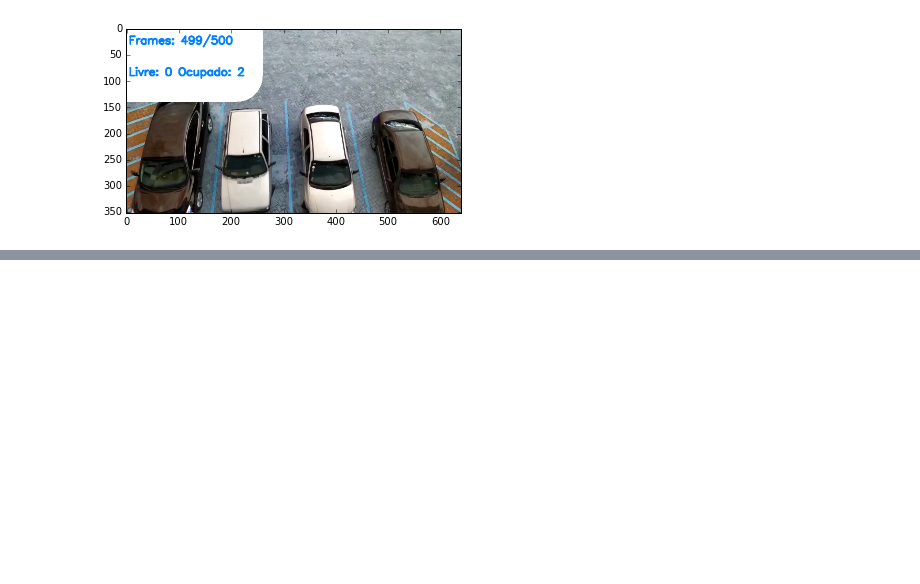
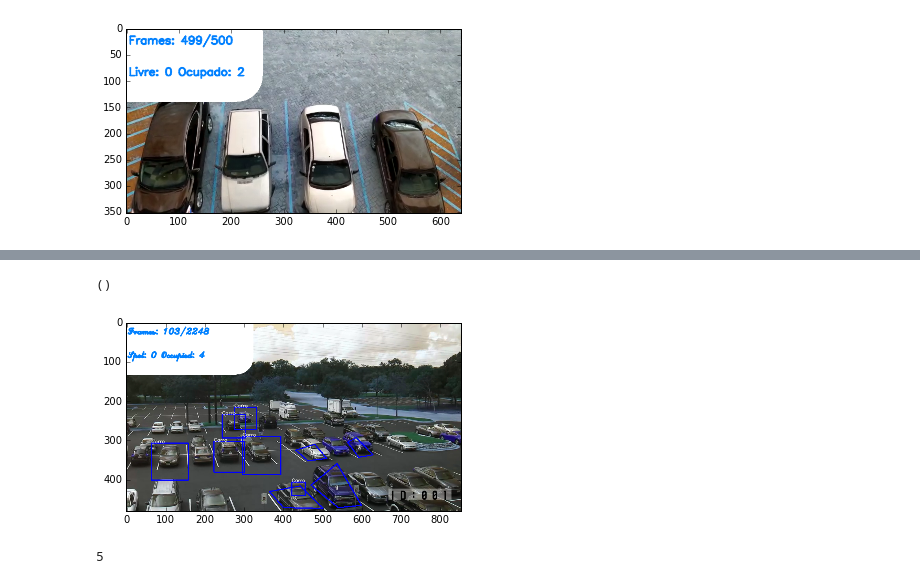
Before and after one commit to levimmartins/ComputacaoGrafica, a Jupyter notebook: ProjetoFinal.ipynb, the cells around one changed output, grey strips where cells are left out. Drawn from its saved outputs; the diff is of its cells as text; code cells hidden in the pictures; blank space fills up the shorter version.

```diff
--- a/ProjetoFinal.ipynb
+++ b/ProjetoFinal.ipynb
@@ -322,0 +498,6 @@ plt.show()
+# %%
+image_file = "img/resized.png"
+data_file = "img/file"
+#nomeVideo = "img/parking_lot_1.mp4"
+nomeVideo = "img/parking_ifma_480p.mp4"
+videoSaida = "img/output.mp4"
@@ -322,0 +506,9 @@ plt.show()
+# %%
+if image_file is not None:
+    #Coordenadas Salvas Em arquivo .yaml
+    with open(data_file, "w+") as points:
+            generator = CoordinatesGenerator(image_file, points, (255,0,0))
+            generator.generate()
+    #Leitura e passagem de Coordenadas para Lista poinnts
+    with open(data_file, "r") as data:
+        points = yaml.load(data)
@@ -322,0 +530,8 @@ plt.show()
+# %%
+#https://github.com/shaanhk/New-GithubTest/blob/master/cars.xml
+#https://www.geeksforgeeks.org/opencv-python-program-vehicle-detection-video-frame
+#https://raw.githubusercontent.com/abhi-kumar/CAR-DETECTION/master/cas4.xml
+
+# Classificador de Carros  Treinado com caracteristicas de alguns objetos que queremos identificar (xml)
+car_cascade = cv2.CascadeClassifier('cars.xml')
+car_cascade2 = cv2.CascadeClassifier('cas4.xml')  ##Modelo De Classificação Não muito bom
@@ -322,0 +709,20 @@ plt.show()
+# %%
+cars
+# %% [output]
+()
+# %%
+
+test = frame_out.copy()
+cars = car_cascade.detectMultiScale(test , 1.1, 2)
+for (x,y,w,h) in cars:
+        cv2.rectangle(test,(x,y),(x+w,y+h),(0,0,255),2)
+        cv2.putText(test,"Carro", (x,y) , cv2.FONT_HERSHEY_SIMPLEX, 0.4, (255,255,255), 1, cv2.LINE_AA)
+# %%
+plt.imshow(test)
+plt.show()
+# %% [output]
+[figure, added]
+# %%
+len(cars)
+# %% [output]
+5
```
Also changed, not shown: parts of 42 cells of this notebook.
